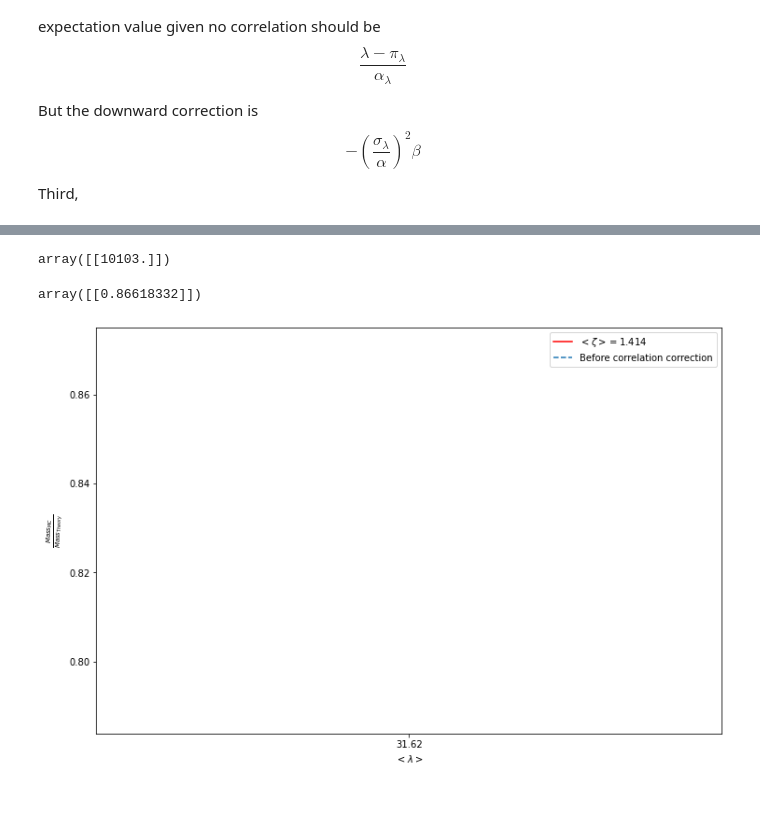
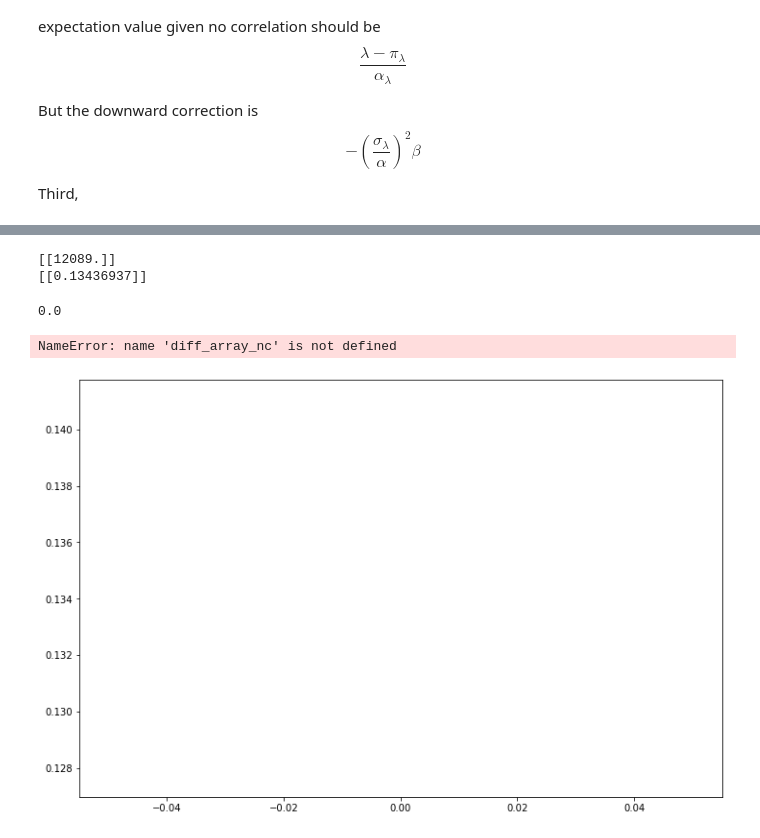
Before and after one commit to zchvsre/des_spt_selection, a Jupyter notebook: heidicode/three_variable_monte_carlo_integral.ipynb, the cells around one changed output, grey strips where cells are left out. Cells and saved outputs as stored; diff of their text form; code cells hidden in the pictures; blank space fills up the shorter version.

```diff
--- a/heidicode/three_variable_monte_carlo_integral.ipynb
+++ b/heidicode/three_variable_monte_carlo_integral.ipynb
@@ -44,10 +47,14 @@ color_list = ['r','g','b','y','c','m','k','tab:cyan', "gold"]
 # %%
-from MCO import MonteCarloObservables
+from monte_carlo_observable import MonteCarloObservables
 
-mco = MonteCarloObservables(nh,0.5,np.log(mf.mass), lnlam_mean=lnlam_mean, lnSZ_mean=lnSZ_mean, lnMwl_mean=lnMwl_mean,
-                            scatter_lam=scatter_lam, scatter_Mwl=scatter_Mwl, scatter_SZ=scatter_SZ,
+mco = MonteCarloObservables(nh,
+                            0.5,
+                            np.log(mf.mass),
+                            lnlam_mean=lnlam_mean,
+                            lnSZ_mean=lnSZ_mean,
+                            lnMwl_mean=lnMwl_mean,
+                            scatter_lam=scatter_lam,
+                            scatter_Mwl=scatter_Mwl,
+                            scatter_SZ=scatter_SZ,
                             mf_slope_interp=mf.beta)
-NBINS = 2
-
-lam_array, SZ_array, diff_array, count_array = mco.MC_calculate_mean_Mwl_given_lam_SZ(nbins = NBINS+1,correction=True)
-# lam_array_nc, SZ_array_nc, diff_array_nc, count_array_nc = mco.MC_calculate_mean_Mwl_given_lam_SZ(nbins = NBINS+1,correction=False)
+NBINS = 1
@@ -55,0 +61,7 @@ lam_array, SZ_array, diff_array, count_array = mco.MC_calculate_mean_Mwl_given_l
+# %%
+lam_array, SZ_array, diff_array, count_array = mco.mc_calculate_mean_mwl_given_lam_sz(lam1=10,lam2=12,sz1=0.001,sz2=0.1,
+    nbins=NBINS + 1, correction=True)
+# lam_array_nc, SZ_array_nc, diff_array_nc, count_array_nc = mco.MC_calculate_mean_Mwl_given_lam_SZ(nbins = NBINS+1,correction=False)
+
+print(count_array)
+print(np.exp(diff_array))
@@ -56,24 +287,34 @@ lam_array, SZ_array, diff_array, count_array = mco.MC_calculate_mean_Mwl_given_l
 # %%
-count_array
+print(count_array)
+print(np.exp(diff_array))
 # %% [output]
-array([[10103.]])
+[[12089.]]
+[[0.13436937]]
-# %%
-np.exp(diff_array)
-# %% [output]
-array([[0.86618332]])
+# %%
+print(mco.P_lam.cdf(2.3) - mco.P_lam.cdf(1.6))
+# %% [output]
+0.0
 # %%
-plt.figure(figsize=[12,8])
+plt.figure(figsize=[12, 8])
 for i in range(NBINS):
-    plt.plot(range(NBINS), np.exp(diff_array[i,:]), color=f'{color_list[i]}',label= f"$<\zeta> = {np.exp(SZ_array[i]):.3f}$")
-    plt.plot(range(NBINS), np.exp(diff_array_nc[i,:]), "--", color=f'{color_list[i]}')
+    plt.plot(range(NBINS),
+             np.exp(diff_array[i, :]),
+             color=f'{color_list[i]}',
+             label=f"$<\zeta> = {np.exp(SZ_array[i]):.3f}$")
+    plt.plot(range(NBINS),
+             np.exp(diff_array_nc[i, :]),
+             "--",
+             color=f'{color_list[i]}')
 plt.plot([], [], '--', label="Before correlation correction")
 plt.legend()
 # locs, labels = plt.xticks()
-plt.xticks(np.arange(0, NBINS, step=1), [f"{np.exp(lam):.2f}" for lam in lam_array])
+plt.xticks(np.arange(0, NBINS, step=1),
+           [f"{np.exp(lam):.2f}" for lam in lam_array])
 plt.xlabel("$<\lambda>$")
 plt.ylabel(r"$\frac{Mass_{MC}}{Mass_{Theory}}$")
 # plt.title("Comparision Before&After r Correction")
 plt.show()
 # %% [output]
+NameError: name 'diff_array_nc' is not defined
-[figure, old version]
+[figure, new version]
 # %%
```
Also changed, not shown: parts of 33 cells of this notebook, 1 other file.
